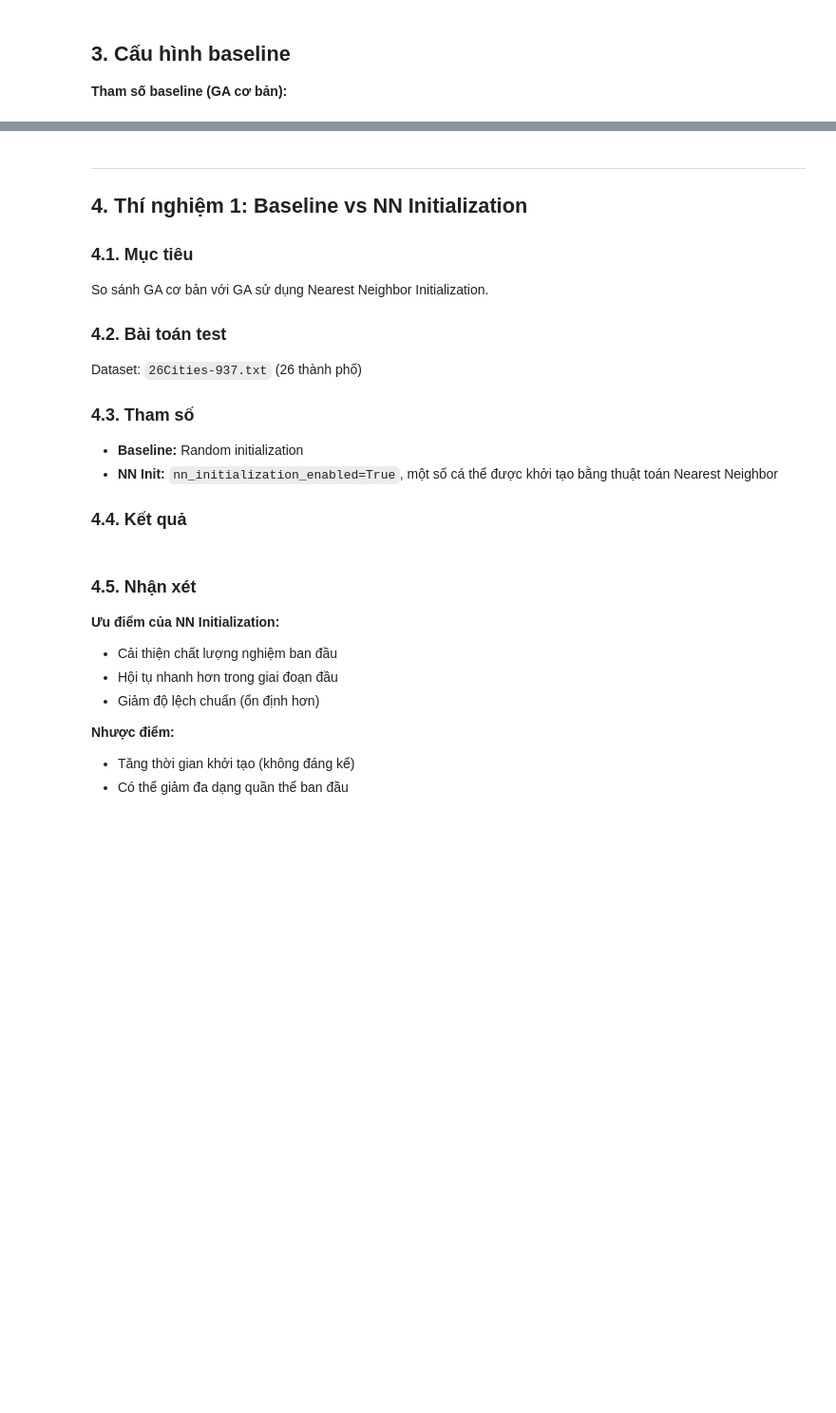
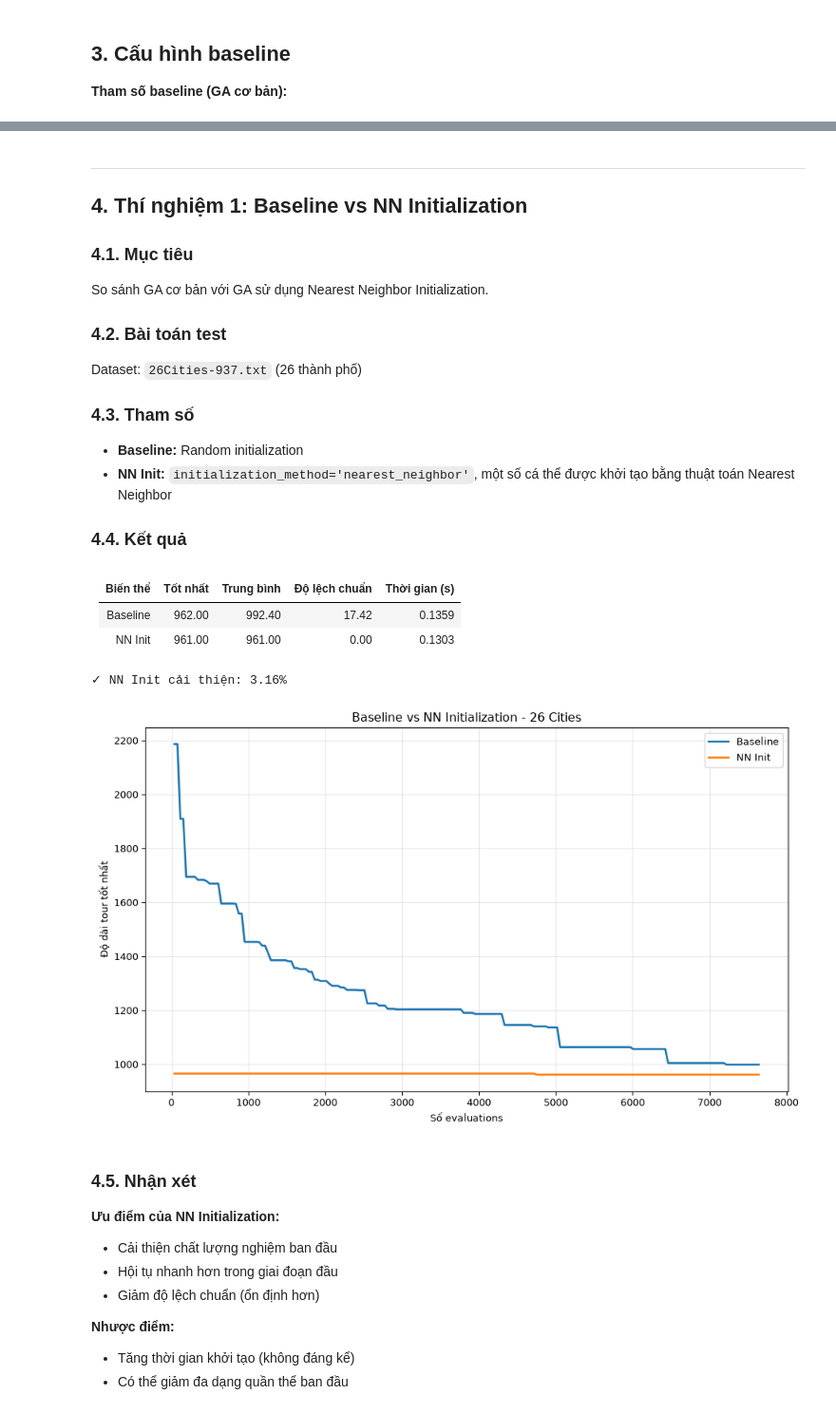
Before and after one commit to LaiThanhDat-glitch/ga-eho-tsp, a Jupyter notebook: Experiment/Experiment_4_REVISED.ipynb, the cells around one changed output, grey strips where cells are left out. Shown at 95% size. Drawn from its saved outputs; the diff is of its cells as text; code cells hidden in the pictures; blank space fills up the shorter version.

```diff
--- a/Experiment/Experiment_4_REVISED.ipynb
+++ b/Experiment/Experiment_4_REVISED.ipynb
@@ -114,8 +117,7 @@ def compare_convergence(runs_dict, title, problem_name):
 
 **Tham số baseline (GA cơ bản):**
 # %%
-BASE = replace(
-    GAConfig(),
+BASE = GAConfig(
     population_size=40,
     mutation_rate=0.15,
     generations=200,
@@ -123,8 +125,8 @@ BASE = replace(
     max_evaluations=8000,
     time_limit_seconds=30.0,
     local_search_enabled=False,
-    nn_initialization_enabled=False,
-    adaptive_mutation_enabled=False
+    initialization_method='random',
+    adaptive_mutation=False
 )
 
 show_table(
@@ -152,7 +164,7 @@ Dataset: `26Cities-937.txt` (26 thành phố)
 
 ### 4.3. Tham số
 - **Baseline:** Random initialization
-- **NN Init:** `nn_initialization_enabled=True`, một số cá thể được khởi tạo bằng thuật toán Nearest Neighbor
+- **NN Init:** `initialization_method='nearest_neighbor'`, một số cá thể được khởi tạo bằng thuật toán Nearest Neighbor
 
 ### 4.4. Kết quả
 # %%
@@ -161,34 +173,41 @@ problem_26 = load_matrix(ROOT / 'data' / '26Cities-937.txt')
 
 # Baseline
 runs_baseline = [checked_solve(problem_26, replace(BASE, seed=s)) for s in SEEDS]
 stats_baseline = summarize(runs_baseline)
 
 # NN Initialization
-config_nn = replace(BASE, nn_initialization_enabled=True)
+config_nn = replace(BASE, initialization_method='nearest_neighbor')
 runs_nn = [checked_solve(problem_26, replace(config_nn, seed=s)) for s in SEEDS]
 stats_nn = summarize(runs_nn)
 
 # So sánh
 show_table(
     ['Biến thể', 'Tốt nhất', 'Trung bình', 'Độ lệch chuẩn', 'Thời gian (s)'],
     [
         ['Baseline', f"{stats_baseline['best']:.2f}", f"{stats_baseline['mean']:.2f}",
          f"{stats_baseline['std']:.2f}", f"{stats_baseline['seconds']:.4f}"],
         ['NN Init', f"{stats_nn['best']:.2f}", f"{stats_nn['mean']:.2f}",
          f"{stats_nn['std']:.2f}", f"{stats_nn['seconds']:.4f}"]
     ]
 )
 
 # Tính % cải thiện
 improvement = ((stats_baseline['mean'] - stats_nn['mean']) / stats_baseline['mean']) * 100
 print(f"\n✓ NN Init cải thiện: {improvement:.2f}%")
 
 # Vẽ đường hội tụ
 compare_convergence(
     {'Baseline': runs_baseline, 'NN Init': runs_nn},
     'Baseline vs NN Initialization',
     '26 Cities'
 )
+# %% [output]
+| Biến thể | Tốt nhất | Trung bình | Độ lệch chuẩn | Thời gian (s) |
+| --- | --- | --- | --- | --- |
+| Baseline | 962.00 | 992.40 | 17.42 | 0.1359 |
+| NN Init | 961.00 | 961.00 | 0.00 | 0.1303 |
+✓ NN Init cải thiện: 3.16%
+[figure, added]
 # %% [markdown]
 ### 4.5. Nhận xét
 
```
Also changed, not shown: parts of 7 cells of this notebook, 2 other files.
